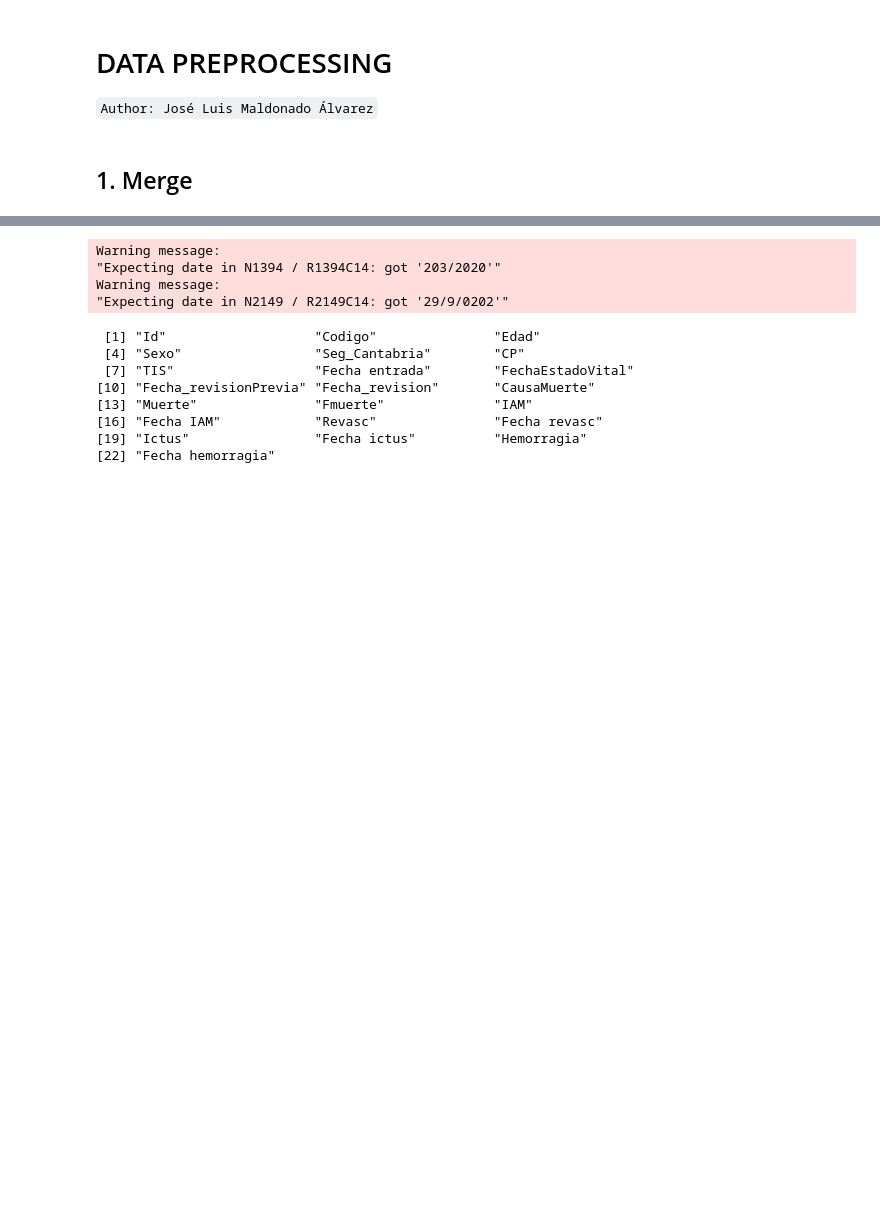
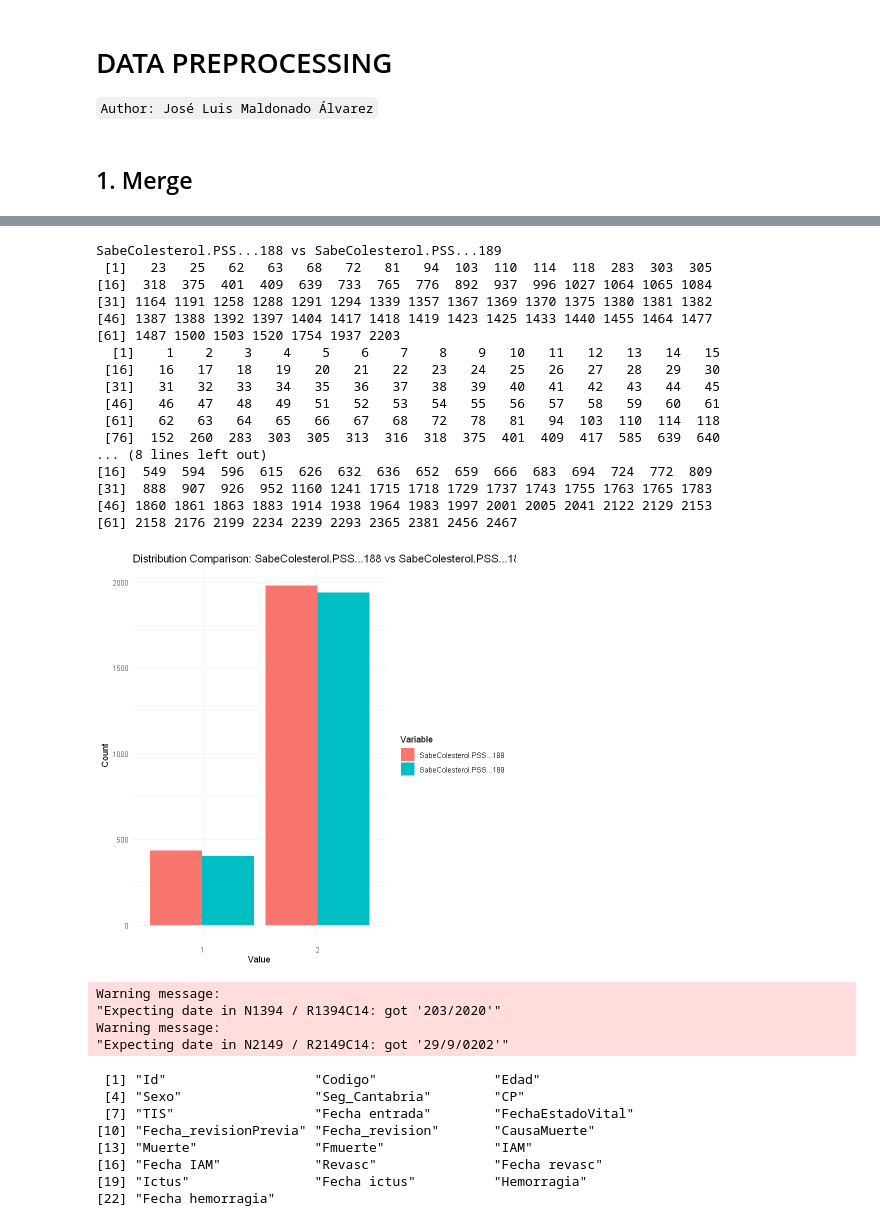
Before and after one commit to JoseLuisMaldonadoA/TFM, a Jupyter notebook: Curation.ipynb, the cells around one changed output, grey strips where cells are left out. Drawn from its saved outputs; the diff is of its cells as text; code cells hidden in the pictures; blank space fills up the shorter version.

```diff
--- a/Curation.ipynb
+++ b/Curation.ipynb
@@ -59,3 +140,45 @@ A tibble: 6 × 290
+# %%
+# Compare SabeColesterol.PSS...188 vs SabeColesterol.PSS...189
+cat("SabeColesterol.PSS...188 vs SabeColesterol.PSS...189\n")
+print(data$Id[is.na(data$SabeColesterol.PSS...188)])
+print(data$Id[is.na(data$SabeColesterol.PSS...189)])
+print(table(data$SabeColesterol.PSS...188 == data$SabeColesterol.PSS...189, useNA = "ifany"))
+print(data$Id[which(data$SabeColesterol.PSS...188 != data$SabeColesterol.PSS...189 & !is.na(data$SabeColesterol.PSS...188) & !is.na(data$SabeColesterol.PSS...189))])
+
+# Prepare data for plotting
+df_colesterol <- data.frame(
+    value = c(data$SabeColesterol.PSS...188, data$SabeColesterol.PSS...189),
+    variable = rep(c("SabeColesterol.PSS...188", "SabeColesterol.PSS...189"), each = nrow(data))
+)
+
+# Remove NAs for plotting
+df_colesterol <- df_colesterol[!is.na(df_colesterol$value), ]
+
+# Plot side-by-side barplots for both distributions
+ggplot(df_colesterol, aes(x = factor(value), fill = variable)) +
+    geom_bar(position = "dodge") +
+    labs(title = "Distribution Comparison: SabeColesterol.PSS...188 vs SabeColesterol.PSS...189",
+         x = "Value", y = "Count", fill = "Variable") +
+    theme_minimal()
+# %% [output]
+SabeColesterol.PSS...188 vs SabeColesterol.PSS...189
+ [1]   23   25   62   63   68   72   81   94  103  110  114  118  283  303  305
+[16]  318  375  401  409  639  733  765  776  892  937  996 1027 1064 1065 1084
+[31] 1164 1191 1258 1288 1291 1294 1339 1357 1367 1369 1370 1375 1380 1381 1382
+[46] 1387 1388 1392 1397 1404 1417 1418 1419 1423 1425 1433 1440 1455 1464 1477
+[61] 1487 1500 1503 1520 1754 1937 2203
+  [1]    1    2    3    4    5    6    7    8    9   10   11   12   13   14   15
+ [16]   16   17   18   19   20   21   22   23   24   25   26   27   28   29   30
+ [31]   31   32   33   34   35   36   37   38   39   40   41   42   43   44   45
+ [46]   46   47   48   49   51   52   53   54   55   56   57   58   59   60   61
+ [61]   62   63   64   65   66   67   68   72   78   81   94  103  110  114  118
+ [76]  152  260  283  303  305  313  316  318  375  401  409  417  585  639  640
+... (8 lines left out)
+[16]  549  594  596  615  626  632  636  652  659  666  683  694  724  772  809
+[31]  888  907  926  952 1160 1241 1715 1718 1729 1737 1743 1755 1763 1765 1783
+[46] 1860 1861 1863 1883 1914 1938 1964 1983 1997 2001 2005 2041 2122 2129 2153
+[61] 2158 2176 2199 2234 2239 2293 2365 2381 2456 2467
+[figure, added]
 # %%
 # Data from the extended database
 data_ext <- read_excel("Base_Extendida_Incompleta.xlsx", sheet = "Datos")
```
Also changed, not shown: parts of 54 cells of this notebook.
